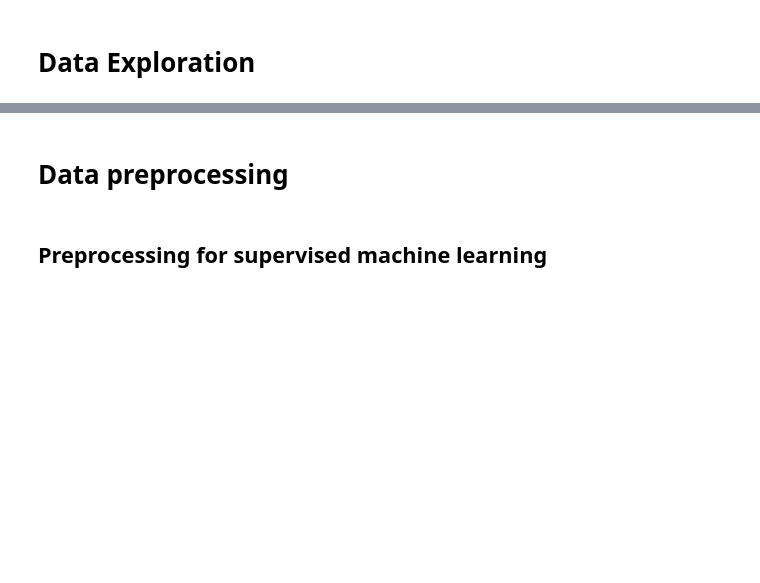
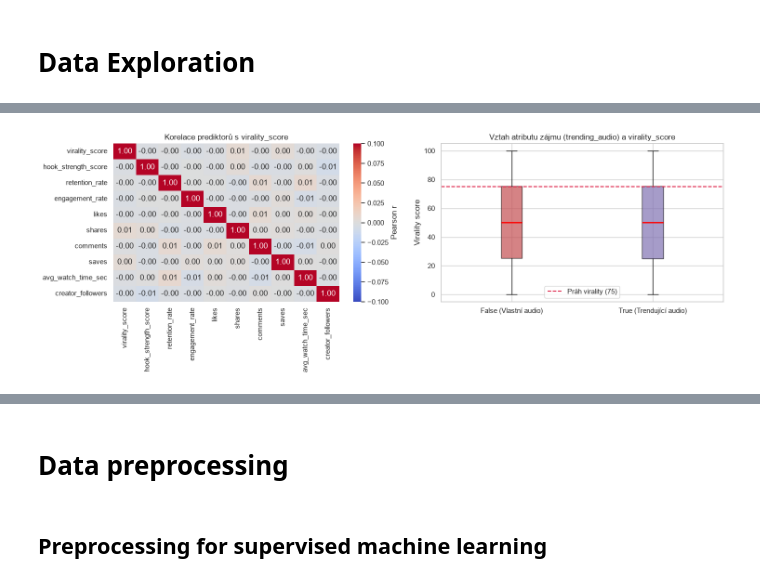
Before and after one commit to wclementi/ZIZ_Seminarka, a Jupyter notebook: template-coursework-classification.ipynb, the cells around one changed output, grey strips where cells are left out. Saved outputs shown, nothing was run; the diff lists cells and outputs as text; code cells hidden in the pictures; blank space fills up the shorter version.

```diff
--- a/template-coursework-classification.ipynb
+++ b/template-coursework-classification.ipynb
@@ -41,0 +181,31 @@ display(df.head(3))
+# %%
+# 3. Vztah prediktorů a cílové proměnné (korelace a vztah atributu zájmu)
+fig, axes = plt.subplots(1, 2, figsize=(15, 5.5))
+
+# A) Korelační matice vybraných prediktorů s virality_score
+selected_predictors = ['virality_score', 'hook_strength_score', 'retention_rate', 'engagement_rate',
+                       'likes', 'shares', 'comments', 'saves', 'avg_watch_time_sec', 'creator_followers']
+corr = df[selected_predictors].corr()
+sns.heatmap(corr, annot=True, fmt='.2f', cmap='coolwarm', vmin=-0.1, vmax=0.1, ax=axes[0], cbar_kws={'label': 'Pearson r'})
+axes[0].set_title('Korelace prediktorů s virality_score')
+
+# B) Vztah atributu zájmu (trending_audio) a cílového skóre virality (boxplot)
+audio_false = df[df['trending_audio'] == False]['virality_score']
+audio_true = df[df['trending_audio'] == True]['virality_score']
+bplot = axes[1].boxplot([audio_false, audio_true],
+                         tick_labels=['False (Vlastní audio)', 'True (Trendující audio)'],
+                         patch_artist=True,
+                         medianprops=dict(color='red', linewidth=2))
+colors = ['#c44e52', '#8172b3']
+for patch, color in zip(bplot['boxes'], colors):
+    patch.set_facecolor(color)
+    patch.set_alpha(0.7)
+axes[1].axhline(75, color='crimson', linestyle='--', label='Práh virality (75)')
+axes[1].set_title('Vztah atributu zájmu (trending_audio) a virality_score')
+axes[1].set_ylabel('Virality score')
+axes[1].legend()
+
+plt.tight_layout()
+plt.show()
+# %% [output]
+[figure, added]
```
Also changed, not shown: parts of 16 cells of this notebook, 1 other file.
